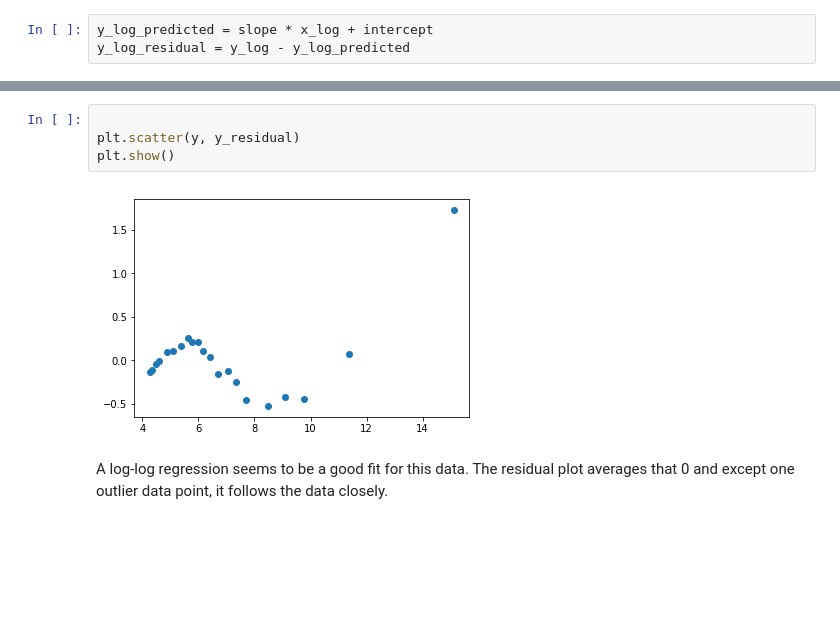
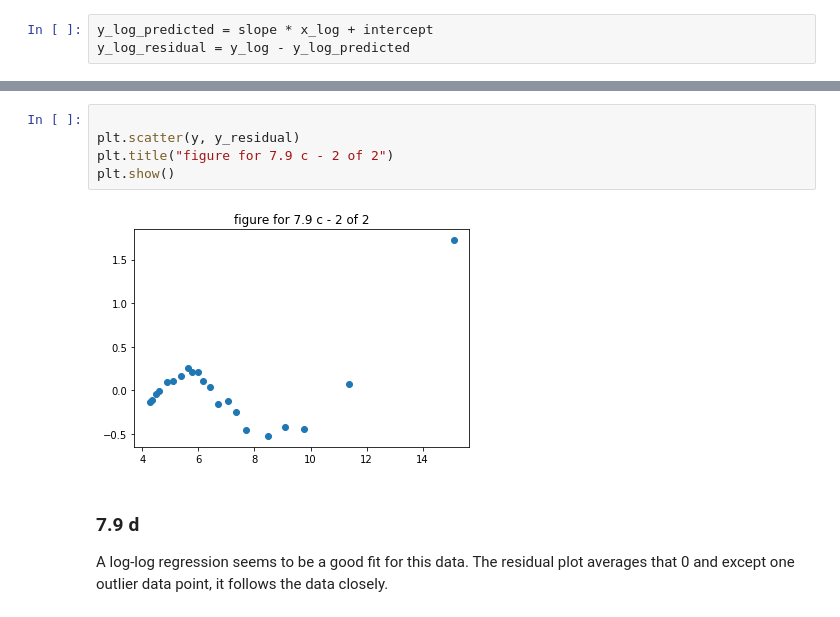
Before and after one commit to behroozmrd47/CS-498-AML-HW5, a Jupyter notebook: 7.9.ipynb, the cells around one changed output, grey strips where cells are left out. Cells and saved outputs as stored; diff of their text form; blank space fills up the shorter version.

```diff
--- a/7.9.ipynb
+++ b/7.9.ipynb
@@ -57,8 +60,11 @@ plt.show()
 # %%
 
 plt.scatter(y, y_residual)
+plt.title("figure for 7.9 c - 2 of 2")
 plt.show()
 # %% [output]
-[figure, old version]
+[figure, new version]
 # %% [markdown]
+### 7.9 d
+
 A log-log regression seems to be a good fit for this data. The residual plot averages that 0 and except one outlier data point, it follows the data closely.
```
Also changed, not shown: parts of 3 cells of this notebook.
